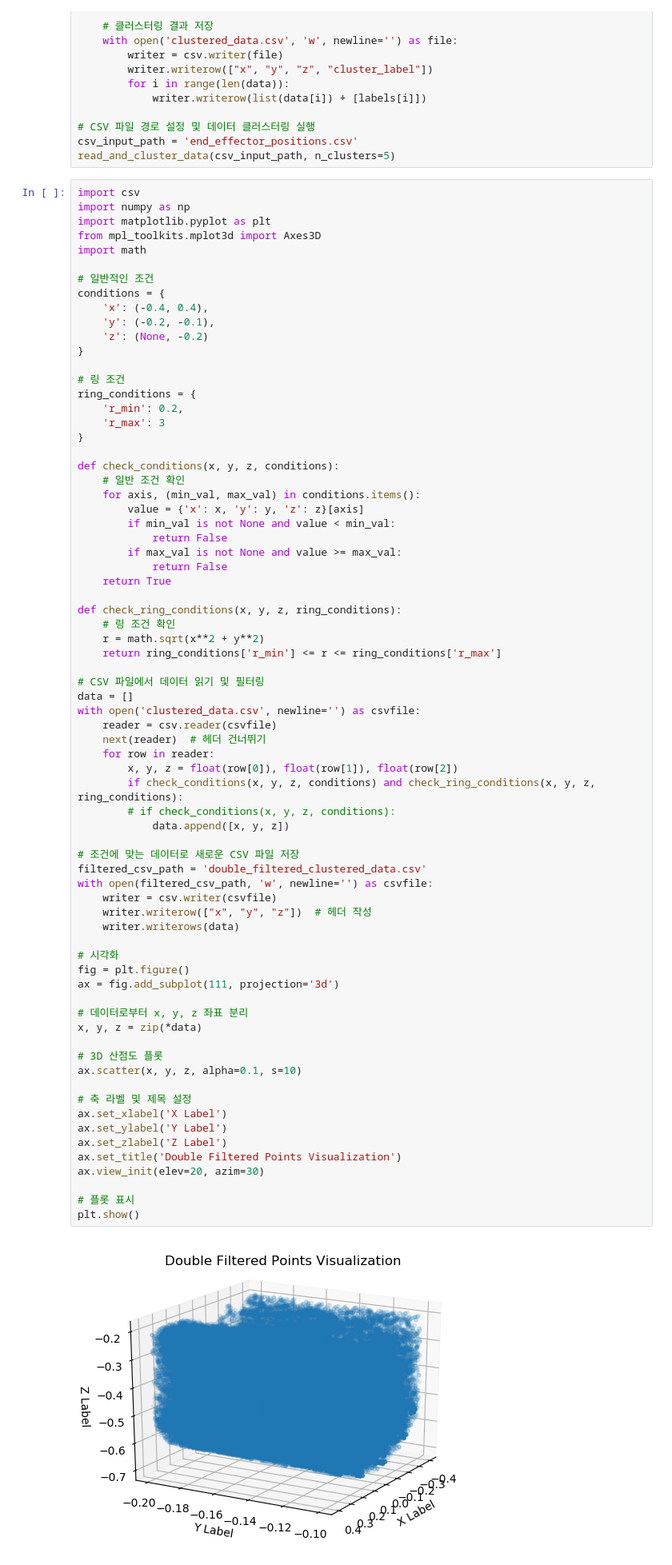
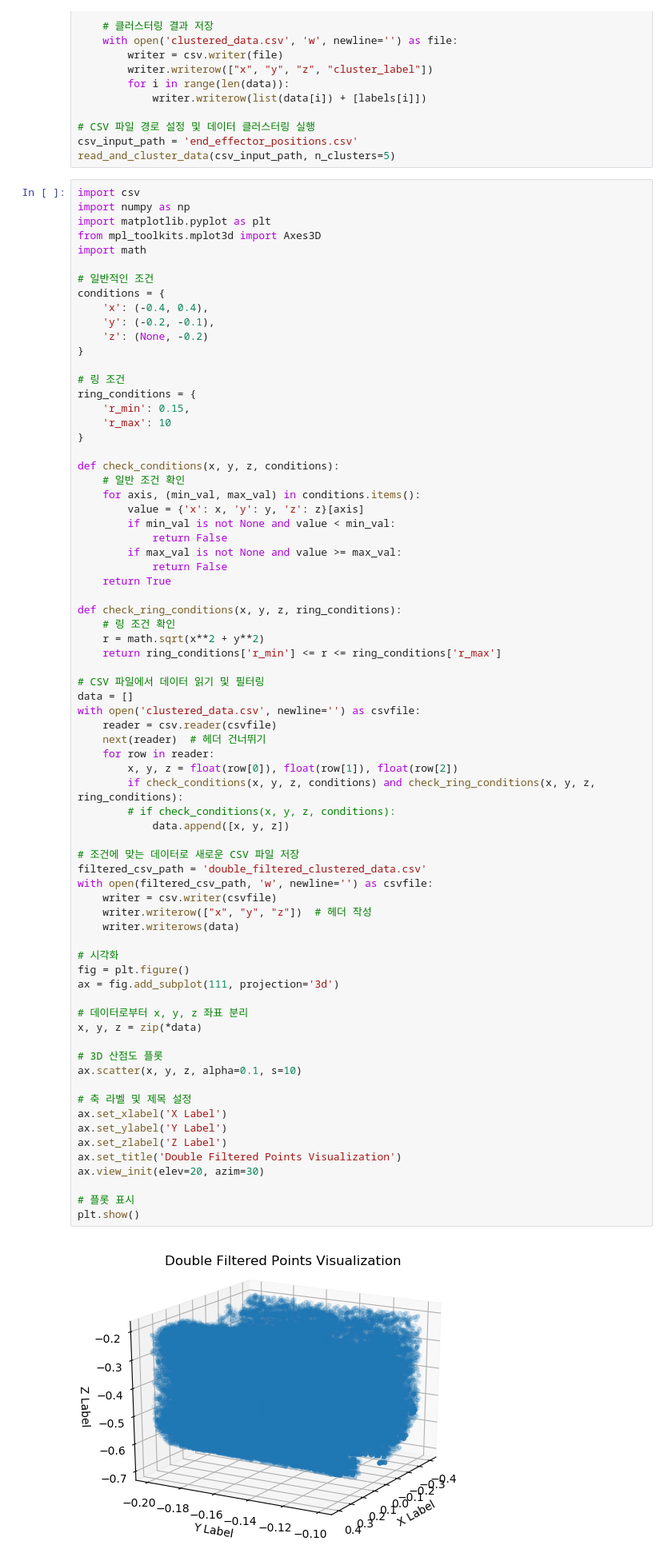
Before and after one commit to ziwon-park/Mujoco_RobotArm, a Jupyter notebook: script/visualize_workspace/plot.ipynb, the cells around one changed output. Shown: that part at 80% size. Saved outputs shown, nothing was run; the diff lists cells and outputs as text.

```diff
--- a/script/visualize_workspace/plot.ipynb
+++ b/script/visualize_workspace/plot.ipynb
@@ -295,8 +295,8 @@ conditions = {
 
 # 링 조건
 ring_conditions = {
-    'r_min': 0.2,
-    'r_max': 3
+    'r_min': 0.15,
+    'r_max': 10
 }
 
 def check_conditions(x, y, z, conditions):
@@ -325,34 +325,34 @@ with open('clustered_data.csv', newline='') as csvfile:
         # if check_conditions(x, y, z, conditions):
             data.append([x, y, z])
 
 # 조건에 맞는 데이터로 새로운 CSV 파일 저장
 filtered_csv_path = 'double_filtered_clustered_data.csv'
 with open(filtered_csv_path, 'w', newline='') as csvfile:
     writer = csv.writer(csvfile)
     writer.writerow(["x", "y", "z"])  # 헤더 작성
     writer.writerows(data)
 
 # 시각화
 fig = plt.figure()
 ax = fig.add_subplot(111, projection='3d')
 
 # 데이터로부터 x, y, z 좌표 분리
 x, y, z = zip(*data)
 
 # 3D 산점도 플롯
 ax.scatter(x, y, z, alpha=0.1, s=10)
 
 # 축 라벨 및 제목 설정
 ax.set_xlabel('X Label')
 ax.set_ylabel('Y Label')
 ax.set_zlabel('Z Label')
 ax.set_title('Double Filtered Points Visualization')
 ax.view_init(elev=20, azim=30)
 
 # 플롯 표시
 plt.show()
 # %% [output]
-[figure, old version]
+[figure, new version]
 # %%
 # 시각화
 fig = plt.figure()
```
Also changed, not shown: parts of 1 cell of this notebook, 3 other files.
